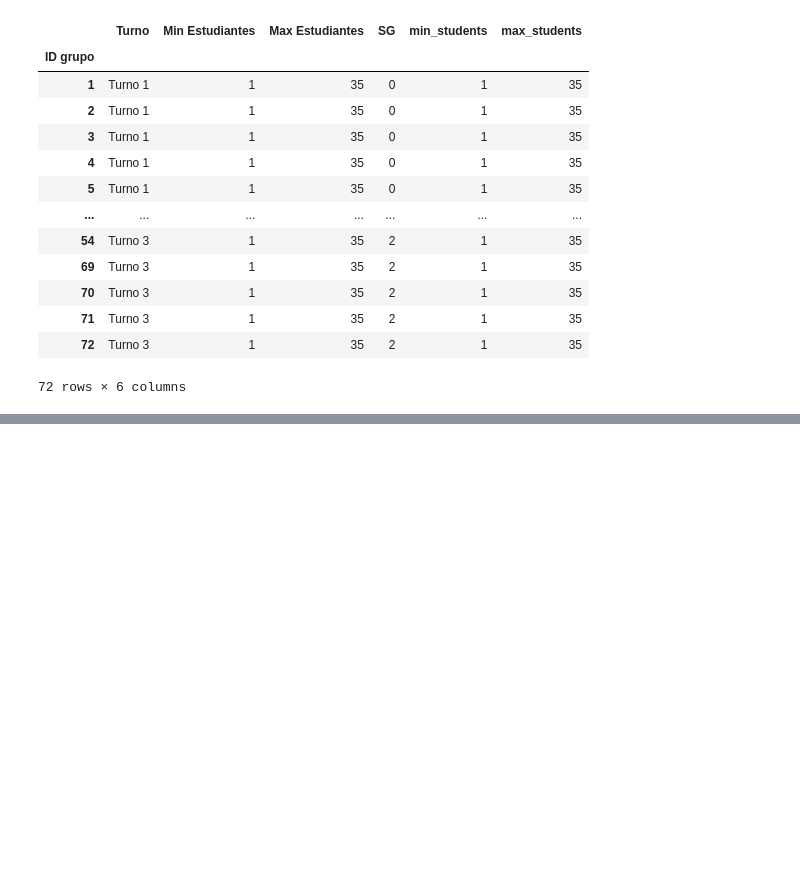
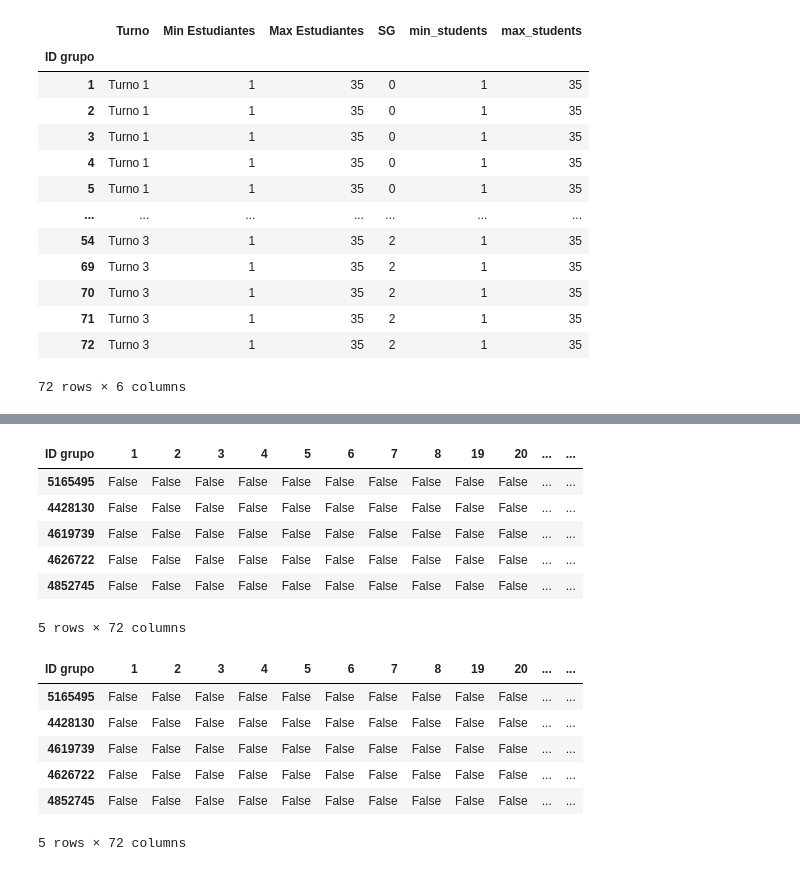
Before and after one commit to HJuan412/group_reparting, a Jupyter notebook: Asignador.ipynb, the cells around one changed output, grey strips where cells are left out. Cells and saved outputs as stored; diff of their text form; code cells hidden in the pictures; blank space fills up the shorter version.

```diff
--- a/Asignador.ipynb
+++ b/Asignador.ipynb
@@ -294,0 +381,20 @@ def main(students_file,
+# %%
+# acomodate
+placement2, unplaced2 = accomodate(placement, unplaced, demand, max_students=groups.max_students.max())
+display(placement2.head())
+display(unplaced2.head())
+# %% [output]
+| ID grupo | 1 | 2 | 3 | 4 | 5 | 6 | 7 | 8 | 19 | 20 | ... | ... |
+| 5165495 | False | False | False | False | False | False | False | False | False | False | ... | ... |
+| 4428130 | False | False | False | False | False | False | False | False | False | False | ... | ... |
+| 4619739 | False | False | False | False | False | False | False | False | False | False | ... | ... |
+| 4626722 | False | False | False | False | False | False | False | False | False | False | ... | ... |
+| 4852745 | False | False | False | False | False | False | False | False | False | False | ... | ... |
+5 rows × 72 columns
+| ID grupo | 1 | 2 | 3 | 4 | 5 | 6 | 7 | 8 | 19 | 20 | ... | ... |
+| 5165495 | False | False | False | False | False | False | False | False | False | False | ... | ... |
+| 4428130 | False | False | False | False | False | False | False | False | False | False | ... | ... |
+| 4619739 | False | False | False | False | False | False | False | False | False | False | ... | ... |
+| 4626722 | False | False | False | False | False | False | False | False | False | False | ... | ... |
+| 4852745 | False | False | False | False | False | False | False | False | False | False | ... | ... |
+5 rows × 72 columns
```
Also changed, not shown: parts of 7 cells of this notebook.
